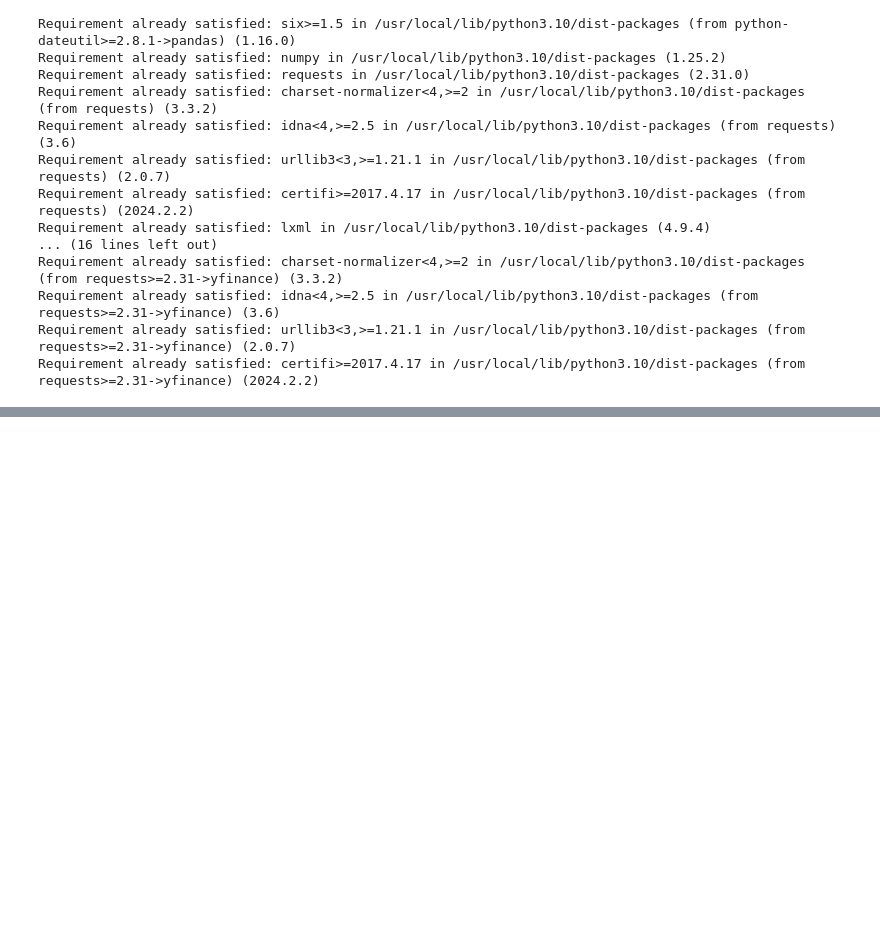
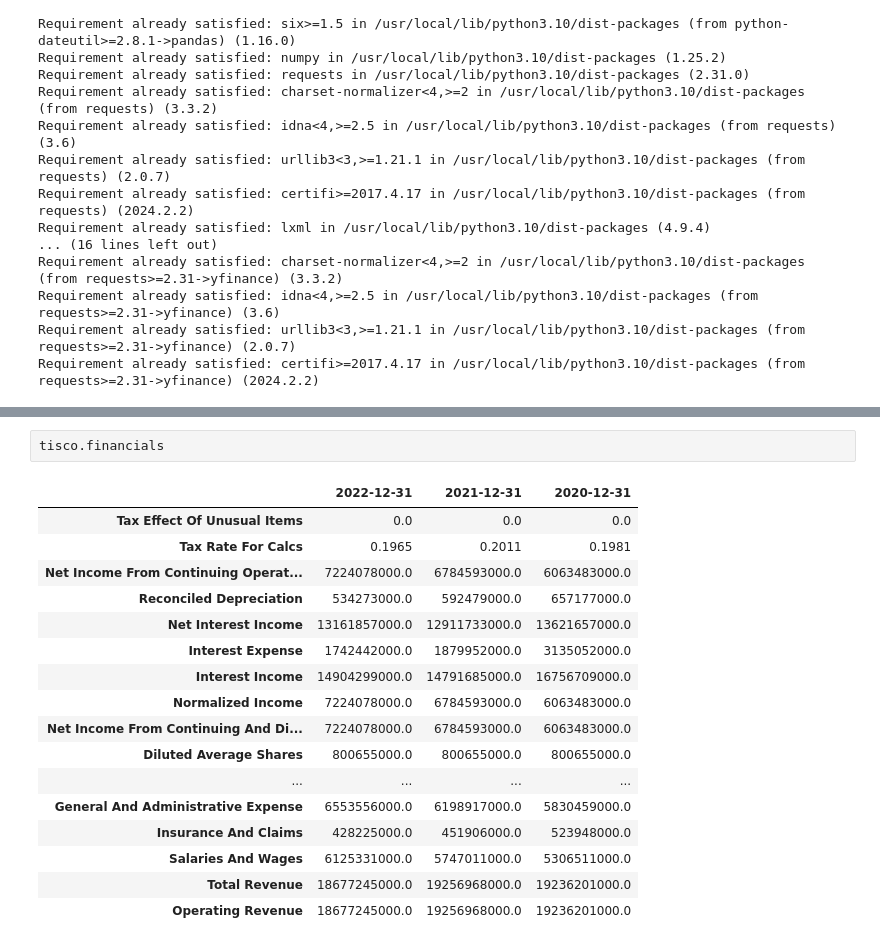
Before and after one commit to Jeniejean/ML, a Jupyter notebook: TISCO_Stock_Price_Prediction_6610422019_Nutthida_Yotaprasert.ipynb, the cells around one changed output, grey strips where cells are left out. Cells and saved outputs as stored; diff of their text form; blank space fills up the shorter version.

```diff
--- a/TISCO_Stock_Price_Prediction_6610422019_Nutthida_Yotaprasert.ipynb
+++ b/TISCO_Stock_Price_Prediction_6610422019_Nutthida_Yotaprasert.ipynb
@@ -29,0 +52,20 @@ mbk = yf.Ticker('TISCO.BK')
+# %%
+tisco.financials
+# %% [output]
+|  | 2022-12-31 | 2021-12-31 | 2020-12-31 |
+| Tax Effect Of Unusual Items | 0.0 | 0.0 | 0.0 |
+| Tax Rate For Calcs | 0.1965 | 0.2011 | 0.1981 |
+| Net Income From Continuing Operat... | 7224078000.0 | 6784593000.0 | 6063483000.0 |
+| Reconciled Depreciation | 534273000.0 | 592479000.0 | 657177000.0 |
+| Net Interest Income | 13161857000.0 | 12911733000.0 | 13621657000.0 |
+| Interest Expense | 1742442000.0 | 1879952000.0 | 3135052000.0 |
+| Interest Income | 14904299000.0 | 14791685000.0 | 16756709000.0 |
+| Normalized Income | 7224078000.0 | 6784593000.0 | 6063483000.0 |
+| Net Income From Continuing And Di... | 7224078000.0 | 6784593000.0 | 6063483000.0 |
+| Diluted Average Shares | 800655000.0 | 800655000.0 | 800655000.0 |
+| ... | ... | ... | ... |
+| General And Administrative Expense | 6553556000.0 | 6198917000.0 | 5830459000.0 |
+| Insurance And Claims | 428225000.0 | 451906000.0 | 523948000.0 |
+| Salaries And Wages | 6125331000.0 | 5747011000.0 | 5306511000.0 |
+| Total Revenue | 18677245000.0 | 19256968000.0 | 19236201000.0 |
+| Operating Revenue | 18677245000.0 | 19256968000.0 | 19236201000.0 |
```
Also changed, not shown: parts of 4 cells of this notebook.
